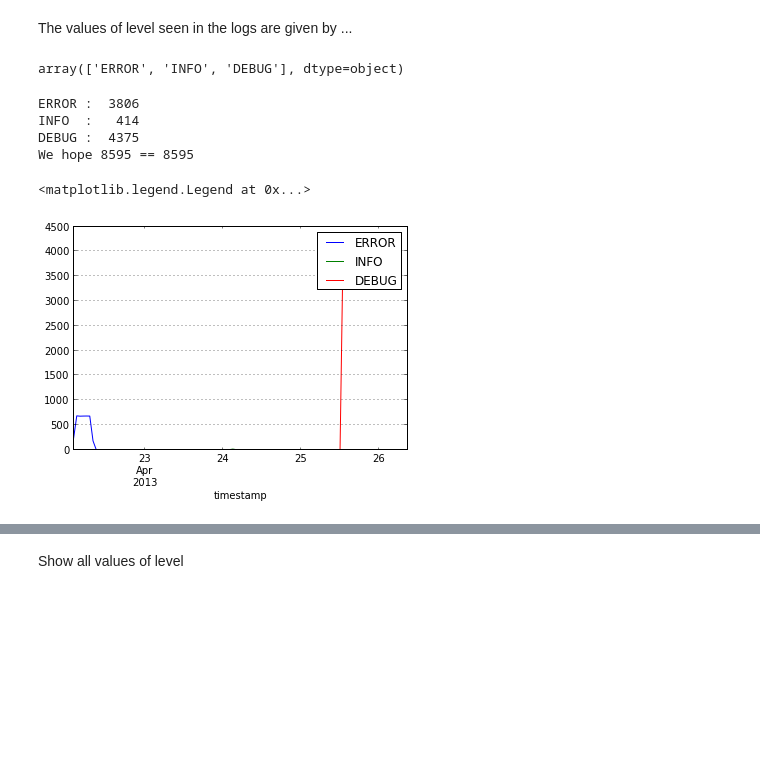
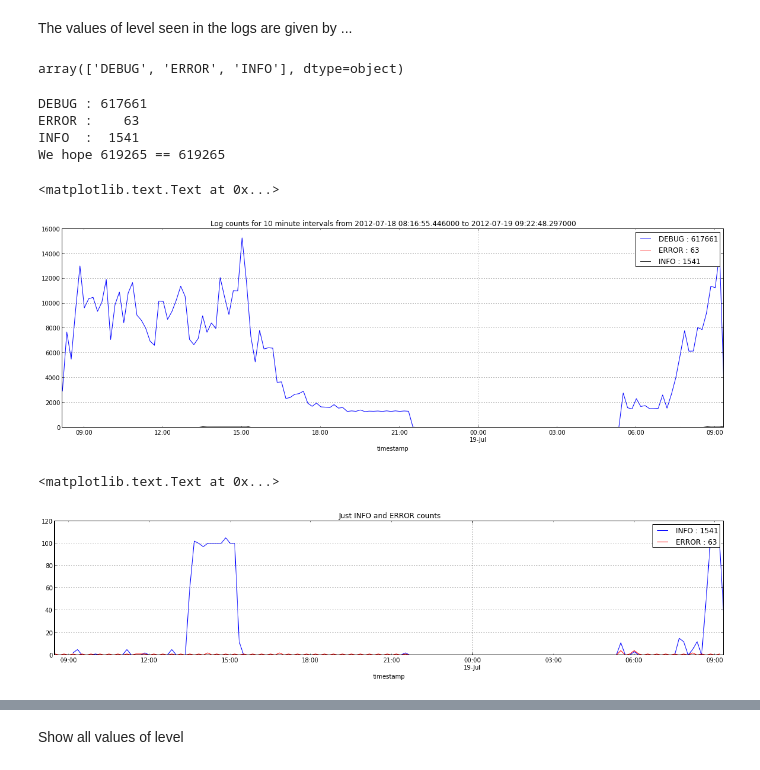
Before and after one commit to peterwilliams97/log_analysis, a Jupyter notebook: nb_pandas.ipynb, the cells around one changed output, grey strips where cells are left out. Saved outputs shown, nothing was run; the diff lists cells and outputs as text; code cells hidden in the pictures; blank space fills up the shorter version.

Commit message:
Added some graphs

```diff
--- a/nb_pandas.ipynb
+++ b/nb_pandas.ipynb
@@ -4,6 +11,7 @@ import re, sys, glob
 import pandas as pd
 from pandas import DataFrame, Series, Timestamp, DateOffset
 import matplotlib as mpl
+mpl.rcParams['axes.color_cycle'] = ['b', 'r', 'k', 'y', 'm', 'c']
 # %%
 print 'python:', sys.version
 print 'numpy:', np.__version__
@@ -67,24 +88,37 @@ list(df.columns)
 # %% [markdown]
 The values of level seen in the logs are given by ...
 # %%
-df.level.unique()
+levels = df.level.unique()
+levels
 # %% [output]
-array(['ERROR', 'INFO', 'DEBUG'], dtype=object)
+array(['DEBUG', 'ERROR', 'INFO'], dtype=object)
 # %%
-levels = df.level.unique()
 for level in levels:
     print '%-5s : %5d' % (level, len(df[df.level==level]))
 print 'We hope %d == %d' % (len(df), sum(len(df[df.level==level]) for level in levels))
 # %% [output]
-ERROR :  3806
-INFO  :   414
-DEBUG :  4375
-We hope 8595 == 8595
+DEBUG : 617661
+ERROR :    63
+INFO  :  1541
+We hope 619265 == 619265
+# %%
+plt.figsize(20,6)
+levels = df.level.unique()
+for level in levels:
+    bars = df[df.level==level].logfile.resample('10min', how='count')
+    bars.plot(label='%s : %d' % (level, len(df[df.level==level])))
+legend()
+title('Log counts for 10 minute intervals from %s to %s' % (df.index.min(), df.index.max()))
+# %% [output]
+<matplotlib.text.Text at 0x...>
+[figure, added]
 # %%
-for level in levels:
-    bars = df[df.level==level].logfile.resample('60min', how='count')
-    bars.plot(label=level)
+plt.figsize(20,4)
+for level in ['INFO', 'ERROR']:
+    bars = df[df.level==level].logfile.resample('10min', how='count')
+    bars.plot(label='%s : %d' % (level, len(df[df.level==level])))
 legend()
+title('Just INFO and ERROR counts')
 # %% [output]
-<matplotlib.legend.Legend at 0x...>
+<matplotlib.text.Text at 0x...>
-[figure, old version]
+[figure, new version]
```
Also changed, not shown: parts of 19 cells of this notebook.
